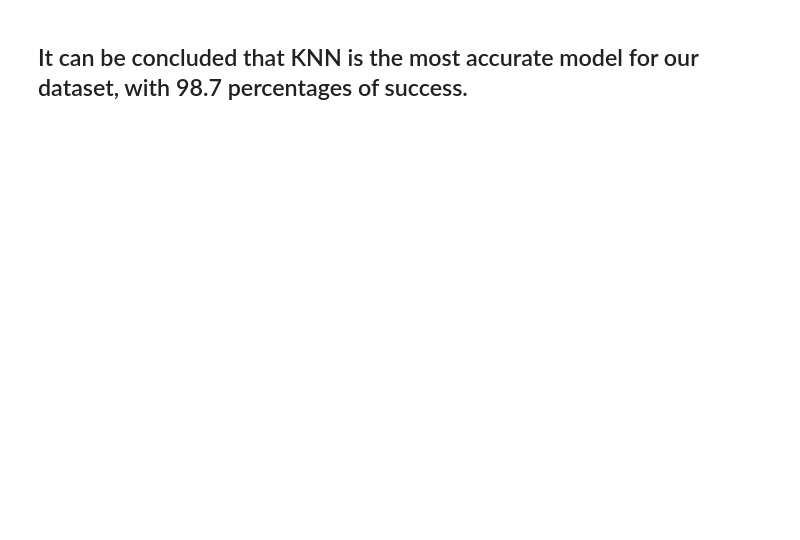
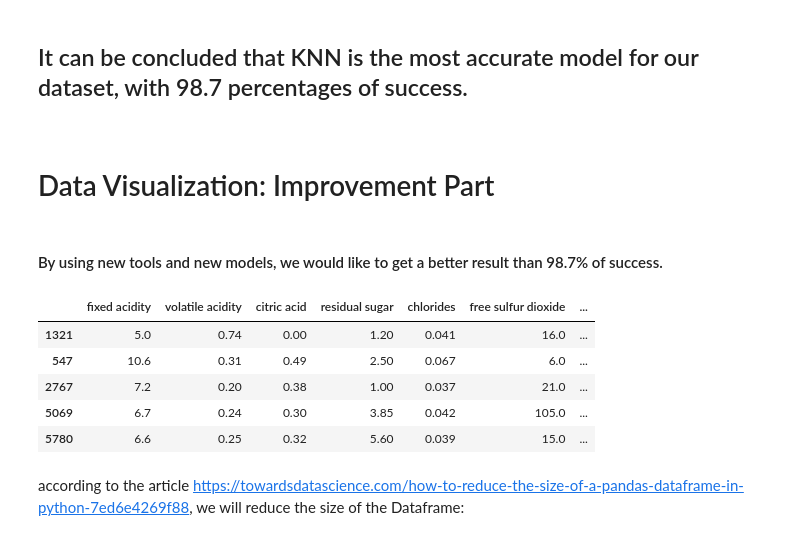
Before and after one commit to haimgoldfisher/Data_Visualization_Final_Project, a Jupyter notebook: NoteBook1 - Classificaion Model From Semester A.ipynb, the cells around one changed output. Drawn from its saved outputs; the diff is of its cells as text; code cells hidden in the pictures; blank space fills up the shorter version.

Commit message:
wine

```diff
--- a/NoteBook1 - Classificaion Model From Semester A.ipynb
+++ b/NoteBook1 - Classificaion Model From Semester A.ipynb
@@ -739,3 +741,11 @@ Decision Tree:         97.2 %
 Logistic Regression:   98.3 %
 # %% [markdown]
 ## It can be concluded that KNN is the most accurate model for our dataset, with 98.7 percentages of success.
+# %% [markdown]
+<a name='bookmark' />
+# %% [markdown]
+
+
+# Data Visualization: Improvement Part
+# %% [markdown]
+#### By using new tools and new models, we would like to get a better result than 98.7% of success.
@@ -741,0 +779,13 @@ Logistic Regression:   98.3 %
+# %%
+wine_df = pd.read_csv('C:\Haim\Anaconda\wine.csv')
+
+wine_df.sample(n = 5, random_state = 123).sort_values(by = 'type') # 5 random samples from the data
+# %% [output]
+|  | fixed acidity | volatile acidity | citric acid | residual sugar | chlorides | free sulfur dioxide | ... |
+| 1321 | 5.0 | 0.74 | 0.00 | 1.20 | 0.041 | 16.0 | ... |
+| 547 | 10.6 | 0.31 | 0.49 | 2.50 | 0.067 | 6.0 | ... |
+| 2767 | 7.2 | 0.20 | 0.38 | 1.00 | 0.037 | 21.0 | ... |
+| 5069 | 6.7 | 0.24 | 0.30 | 3.85 | 0.042 | 105.0 | ... |
+| 5780 | 6.6 | 0.25 | 0.32 | 5.60 | 0.039 | 15.0 | ... |
+# %% [markdown]
+according to the article https://towardsdatascience.com/how-to-reduce-the-size-of-a-pandas-dataframe-in-python-7ed6e4269f88, we will reduce the size of the Dataframe:
```
Also changed, not shown: parts of 34 cells of this notebook, 4 other files.
